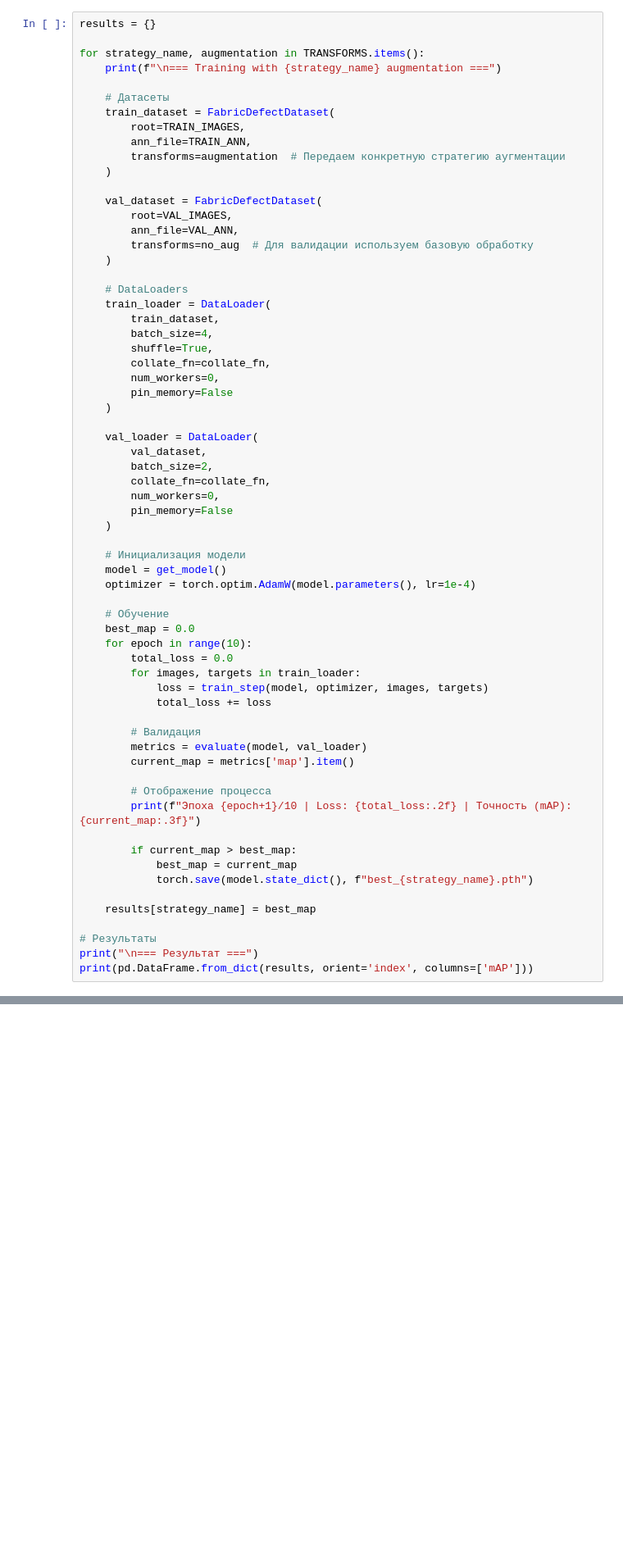
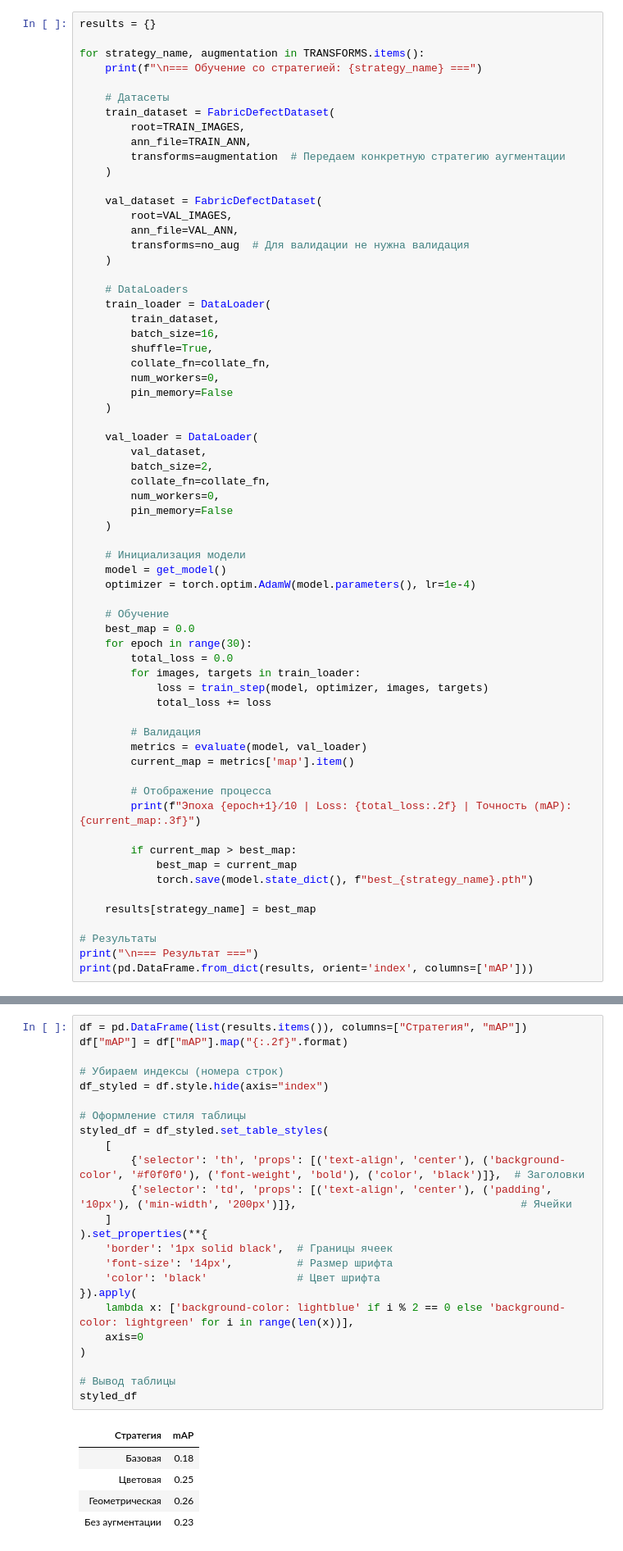
Before and after one commit to kharit74/OtusCV, a Jupyter notebook: Lesson 9/Homework/hmw_l9.ipynb, the cells around one changed output, grey strips where cells are left out. Shown at 82% size. Drawn from its saved outputs; the diff is of its cells as text; blank space fills up the shorter version.

```diff
--- a/Lesson 9/Homework/hmw_l9.ipynb
+++ b/Lesson 9/Homework/hmw_l9.ipynb
@@ -299,7 +346,7 @@ def evaluate(model, dataloader):
 results = {}
 
 for strategy_name, augmentation in TRANSFORMS.items():
-    print(f"\n=== Training with {strategy_name} augmentation ===")
+    print(f"\n=== Обучение со стратегией: {strategy_name} ===")
 
     # Датасеты
     train_dataset = FabricDefectDataset(
@@ -311,13 +358,13 @@ for strategy_name, augmentation in TRANSFORMS.items():
     val_dataset = FabricDefectDataset(
         root=VAL_IMAGES,
         ann_file=VAL_ANN,
-        transforms=no_aug  # Для валидации используем базовую обработку
+        transforms=no_aug  # Для валидации не нужна валидация
     )
 
     # DataLoaders
     train_loader = DataLoader(
         train_dataset,
-        batch_size=4,
+        batch_size=16,
         shuffle=True,
         collate_fn=collate_fn,
         num_workers=0,
@@ -338,7 +385,7 @@ for strategy_name, augmentation in TRANSFORMS.items():
 
     # Обучение
     best_map = 0.0
-    for epoch in range(10):
+    for epoch in range(30):
         total_loss = 0.0
         for images, targets in train_loader:
             loss = train_step(model, optimizer, images, targets)
@@ -365,0 +432,30 @@ KeyboardInterrupt:
+# %%
+df = pd.DataFrame(list(results.items()), columns=["Стратегия", "mAP"])
+df["mAP"] = df["mAP"].map("{:.2f}".format)
+
+# Убираем индексы (номера строк)
+df_styled = df.style.hide(axis="index")
+
+# Оформление стиля таблицы
+styled_df = df_styled.set_table_styles(
+    [
+        {'selector': 'th', 'props': [('text-align', 'center'), ('background-color', '#f0f0f0'), ('font-weight', 'bold'), ('color', 'black')]},  # Заголовки
+        {'selector': 'td', 'props': [('text-align', 'center'), ('padding', '10px'), ('min-width', '200px')]},                                   # Ячейки
+    ]
+).set_properties(**{
+    'border': '1px solid black',  # Границы ячеек
+    'font-size': '14px',          # Размер шрифта
+    'color': 'black'              # Цвет шрифта
+}).apply(
+    lambda x: ['background-color: lightblue' if i % 2 == 0 else 'background-color: lightgreen' for i in range(len(x))],
+    axis=0
+)
+
+# Вывод таблицы
+styled_df
+# %% [output]
+| Стратегия | mAP |
+| Базовая | 0.18 |
+| Цветовая | 0.25 |
+| Геометрическая | 0.26 |
+| Без аугментации | 0.23 |
```
Also changed, not shown: parts of 13 cells of this notebook.
